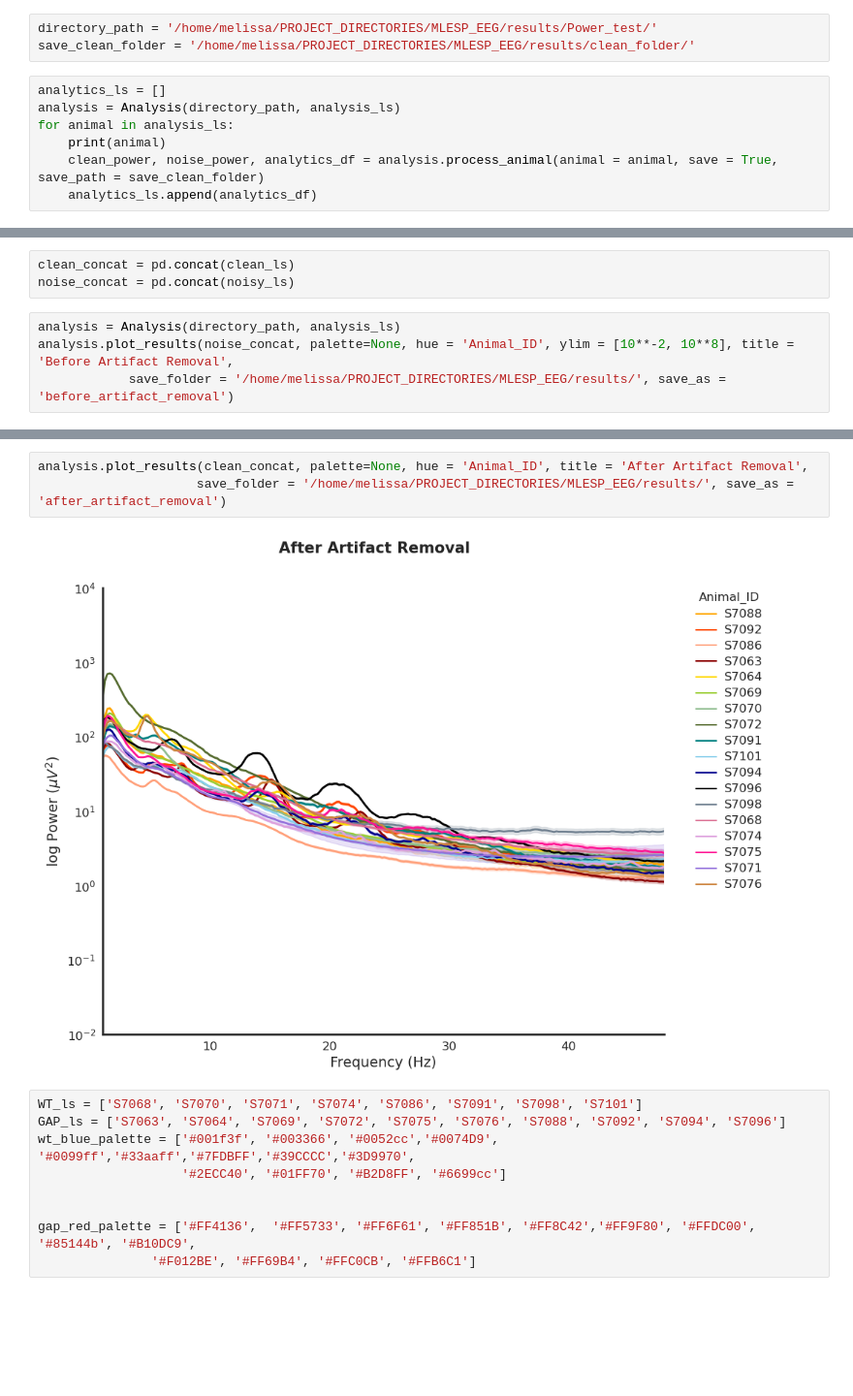
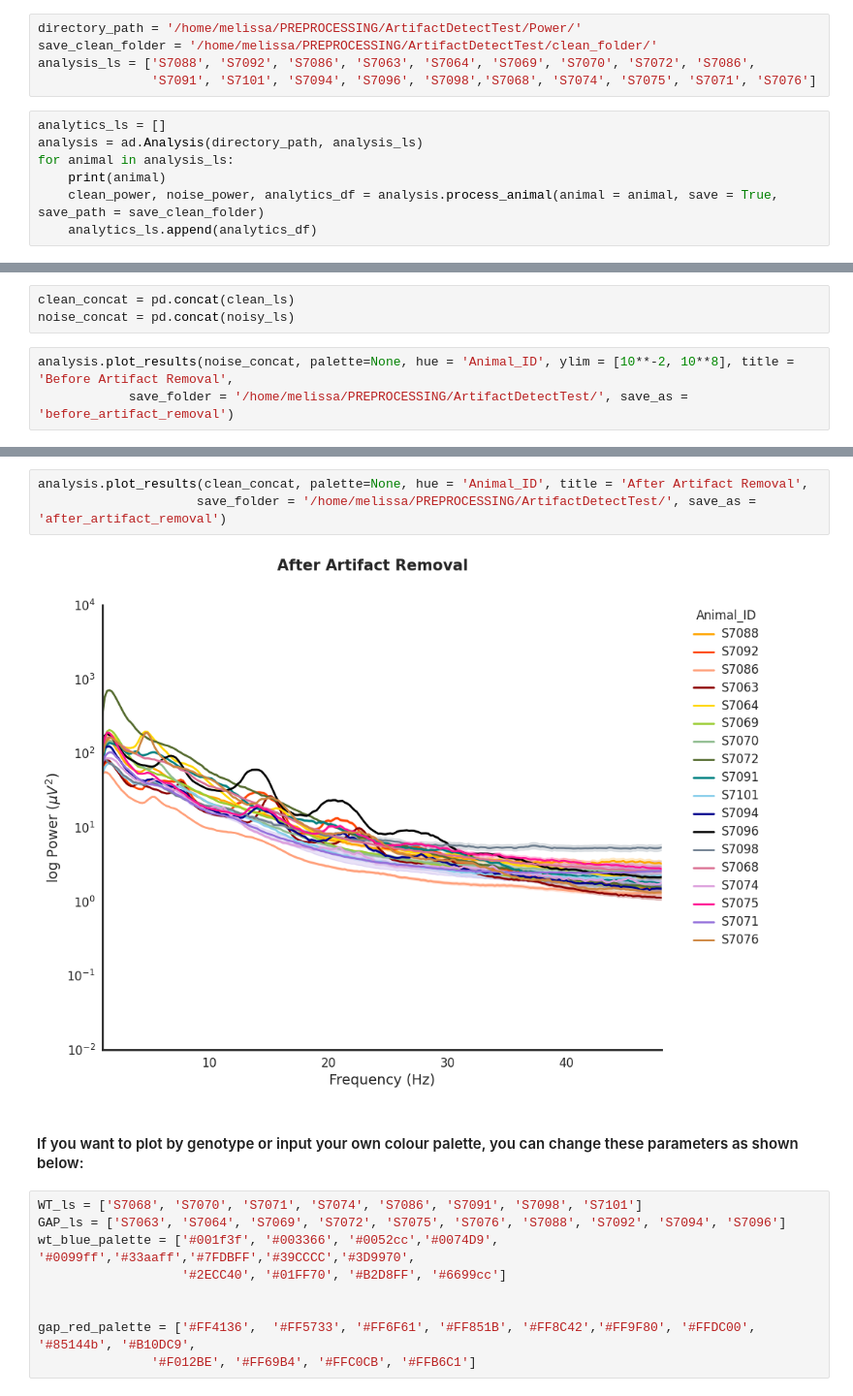
Before and after one commit to melissafasol/ArtEEG, a Jupyter notebook: demo_notebooks/analyse.ipynb, the cells around one changed output, grey strips where cells are left out. Shown: that part at 97% size. Saved outputs shown, nothing was run; the diff lists cells and outputs as text; blank space fills up the shorter version.

```diff
--- a/demo_notebooks/analyse.ipynb
+++ b/demo_notebooks/analyse.ipynb
@@ -17,9 +20,11 @@ Separate data into clean and noisy epochs based on the spectral slope threshold,
 # %%
-directory_path = '/home/melissa/PROJECT_DIRECTORIES/MLESP_EEG/results/Power_test/'
-save_clean_folder = '/home/melissa/PROJECT_DIRECTORIES/MLESP_EEG/results/clean_folder/'
+directory_path = '/home/melissa/PREPROCESSING/ArtifactDetectTest/Power/'
+save_clean_folder = '/home/melissa/PREPROCESSING/ArtifactDetectTest/clean_folder/'
+analysis_ls = ['S7088', 'S7092', 'S7086', 'S7063', 'S7064', 'S7069', 'S7070', 'S7072', 'S7086',
+               'S7091', 'S7101', 'S7094', 'S7096', 'S7098','S7068', 'S7074', 'S7075', 'S7071', 'S7076']
 # %%
 analytics_ls = []
-analysis = Analysis(directory_path, analysis_ls)
+analysis = ad.Analysis(directory_path, analysis_ls)
 for animal in analysis_ls:
     print(animal)
     clean_power, noise_power, analytics_df = analysis.process_animal(animal = animal, save = True, save_path = save_clean_folder)
@@ -61,7 +103,6 @@ S7076
 clean_concat = pd.concat(clean_ls)
 noise_concat = pd.concat(noisy_ls)
 # %%
-analysis = Analysis(directory_path, analysis_ls)
 analysis.plot_results(noise_concat, palette=None, hue = 'Animal_ID', ylim = [10**-2, 10**8], title = 'Before Artifact Removal',
-            save_folder = '/home/melissa/PROJECT_DIRECTORIES/MLESP_EEG/results/', save_as = 'before_artifact_removal')
+            save_folder = '/home/melissa/PREPROCESSING/ArtifactDetectTest/', save_as = 'before_artifact_removal')
 # %% [output]
@@ -69,8 +110,10 @@ analysis.plot_results(noise_concat, palette=None, hue = 'Animal_ID', ylim = [10*
 # %%
 analysis.plot_results(clean_concat, palette=None, hue = 'Animal_ID', title = 'After Artifact Removal',
-                     save_folder = '/home/melissa/PROJECT_DIRECTORIES/MLESP_EEG/results/', save_as = 'after_artifact_removal')
+                     save_folder = '/home/melissa/PREPROCESSING/ArtifactDetectTest/', save_as = 'after_artifact_removal')
 # %% [output]
-[figure, old version]
+[figure, new version]
+# %% [markdown]
+#### If you want to plot by genotype or input your own colour palette, you can change these parameters as shown below:
 # %%
 WT_ls = ['S7068', 'S7070', 'S7071', 'S7074', 'S7086', 'S7091', 'S7098', 'S7101']
 GAP_ls = ['S7063', 'S7064', 'S7069', 'S7072', 'S7075', 'S7076', 'S7088', 'S7092', 'S7094', 'S7096']
```
Also changed, not shown: parts of 11 cells of this notebook, 4 other files.
